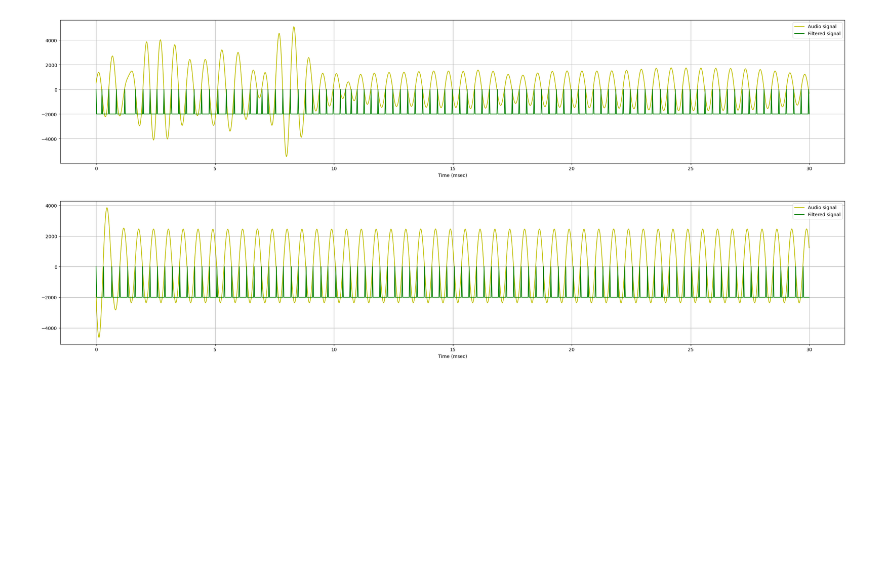
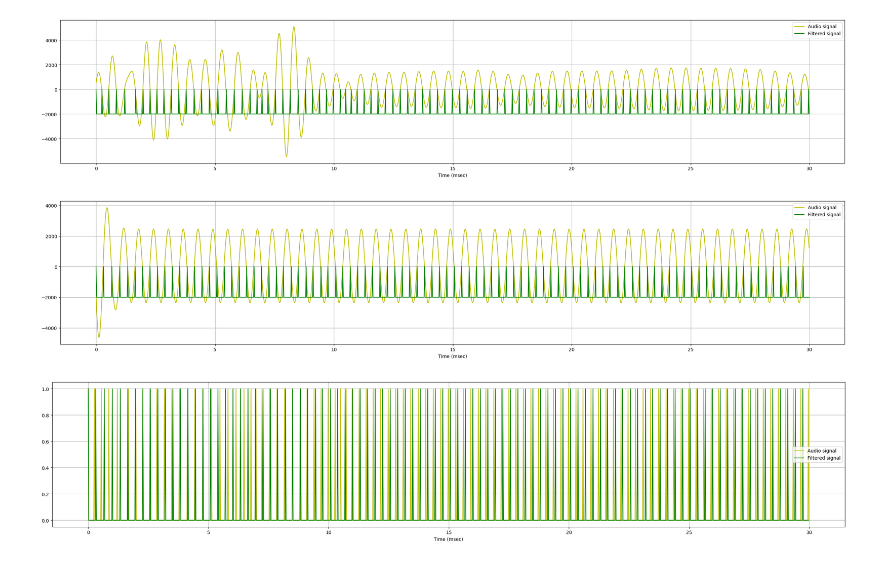
Before and after one commit to charlieh0tel/ddf_analysis, a Jupyter notebook: DopplerAnalysis1.ipynb, the cells around one changed output. Cells and saved outputs as stored; diff of their text form; code cells hidden in the pictures; blank space fills up the shorter version.

```diff
--- a/DopplerAnalysis1.ipynb
+++ b/DopplerAnalysis1.ipynb
@@ -147,3 +147,7 @@ plot_audio(tvec, n, right_filtered, librosa.zero_crossings(right_filtered) * 200
 # %% [output]
 [figure]
 [figure]
+# %%
+plot_audio(tvec, n, librosa.zero_crossings(left_filtered), librosa.zero_crossings(right_filtered))
+# %% [output]
+[figure, added]
```
